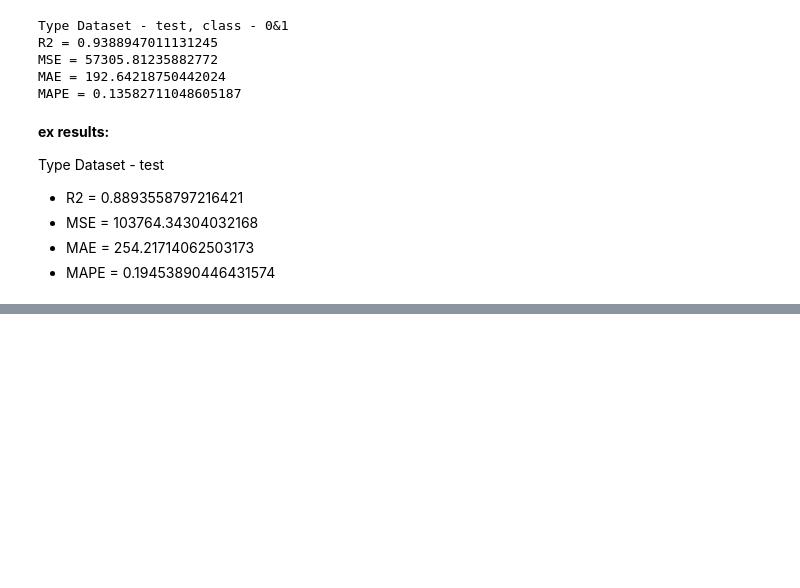
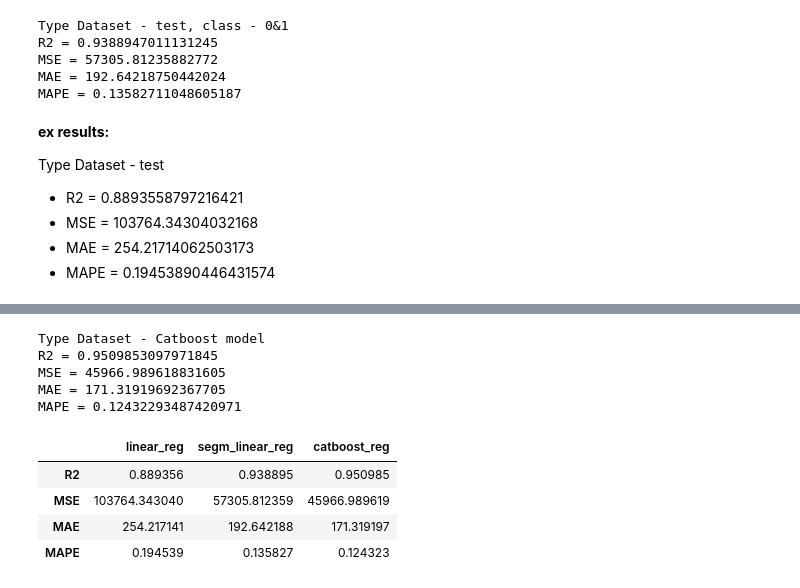
Before and after one commit to andreyyurkin/linear_regression_research, a Jupyter notebook: notebooks/baseline.ipynb, the cells around one changed output, grey strips where cells are left out. Cells and saved outputs as stored; diff of their text form; code cells hidden in the pictures; blank space fills up the shorter version.

Commit message:
add catboost to baseline

```diff
--- a/notebooks/baseline.ipynb
+++ b/notebooks/baseline.ipynb
@@ -248,0 +288,21 @@ Type Dataset - test
+# %%
+get_metrics(df_test[target], y_test_pred, type_dataset='Catboost model')
+# %% [output]
+Type Dataset - Catboost model
+R2 = 0.9509853097971845
+MSE = 45966.989618831605
+MAE = 171.31919692367705
+MAPE = 0.12432293487420971
+# %%
+pd.DataFrame.from_dict({
+'R2': [0.8893558797216421, 0.9388947011131245, 0.9509853097971845],
+'MSE': [103764.34304032168, 57305.81235882772, 45966.989618831605],
+'MAE': [254.21714062503173, 192.64218750442024, 171.31919692367705],
+'MAPE': [0.19453890446431574, 0.13582711048605187, 0.12432293487420971]
+    }, orient='index', columns=['linear_reg', 'segm_linear_reg', 'catboost_reg'])
+# %% [output]
+|  | linear_reg | segm_linear_reg | catboost_reg |
+| R2 | 0.889356 | 0.938895 | 0.950985 |
+| MSE | 103764.343040 | 57305.812359 | 45966.989619 |
+| MAE | 254.217141 | 192.642188 | 171.319197 |
+| MAPE | 0.194539 | 0.135827 | 0.124323 |
```
Also changed, not shown: parts of 6 cells of this notebook, 4 other files.
